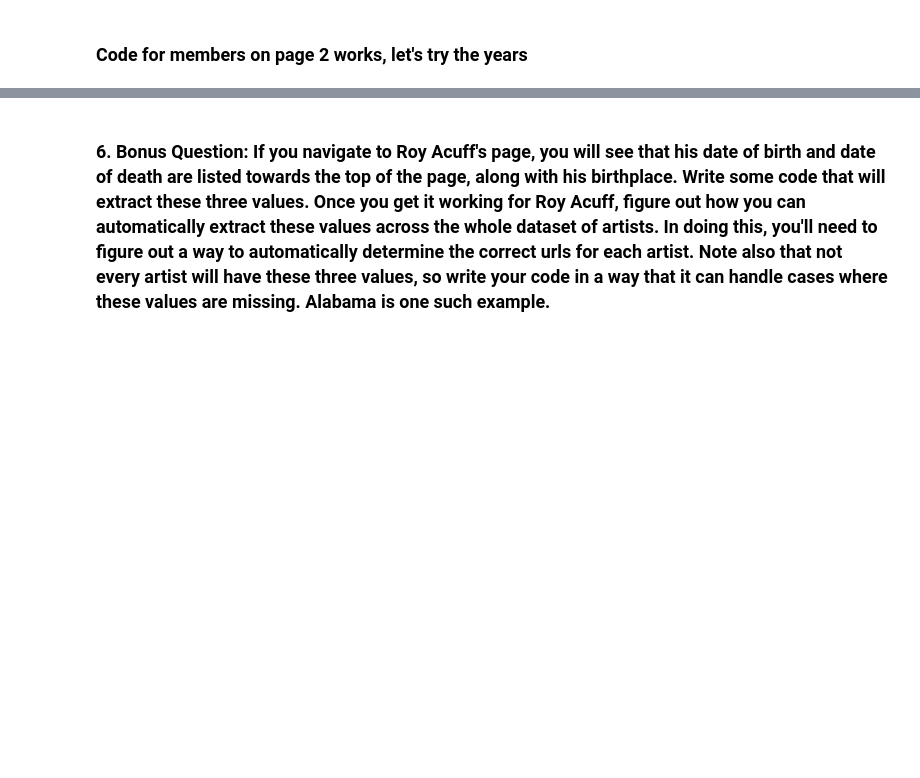
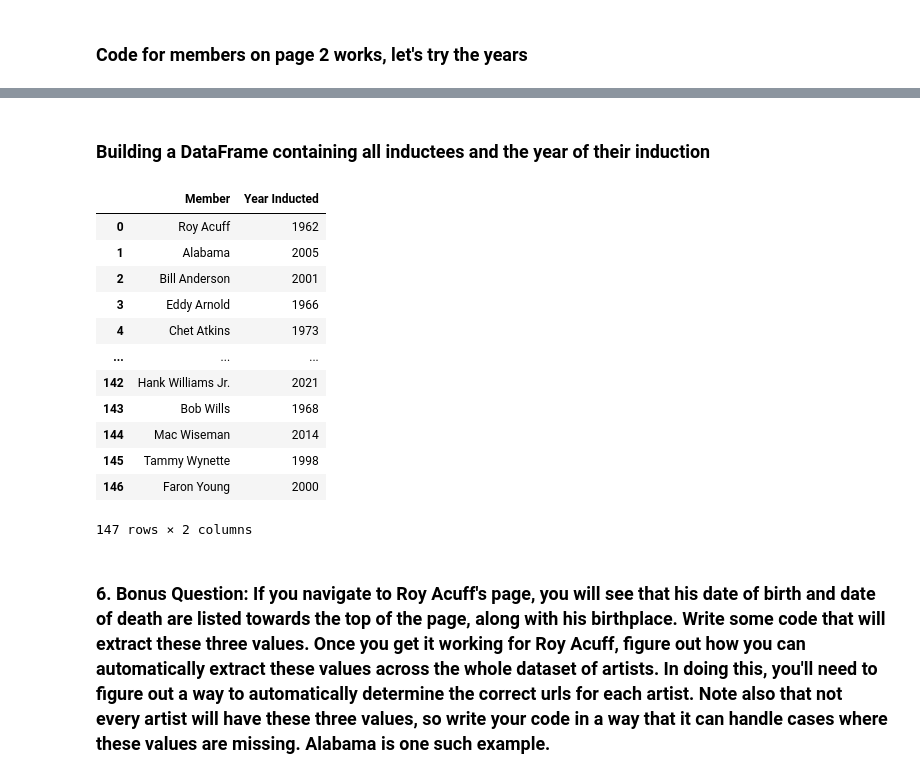
Before and after one commit to NSS-Data-Analytics-Cohort-6/web-scraping-country-music-hof-jmdrumright, a Jupyter notebook: notebooks/cmhof_jasmine.ipynb, the cells around one changed output, grey strips where cells are left out. Cells and saved outputs as stored; diff of their text form; code cells hidden in the pictures; blank space fills up the shorter version.

```diff
--- a/notebooks/cmhof_jasmine.ipynb
+++ b/notebooks/cmhof_jasmine.ipynb
@@ -216,5 +213,5 @@ m_y_df
 URL_p2 = 'https://countrymusichalloffame.org/hall-of-fame/members/page/2'
 response = requests.get(URL_p2)
 # %%
-soup = BS(response.text)
-print(soup.prettify())
+# soup = BS(response.text)
+# print(soup.prettify())
@@ -304,0 +288,24 @@ years_p2
+# %%
+# Start with page 1
+page = 1
+
+# Empty lists for results to be stored in
+all_members = []
+all_years = []
+
+while page <= 17:
+    all_url = f'https://countrymusichalloffame.org/hall-of-fame/members/page/{page}'
+    response = requests.get(all_url)
+    soup = BS(response.content, 'html.parser')
+    for x in soup.findAll('h3'):
+        all_members.append(x.get_text(strip=True))
+    years_messy = str(soup.findAll('div', attrs={'class':'vertical-card_content--copy'}))
+    years_clean = re.findall('\d{4}', str(years_messy))
+    #for y in years_messy: # Omit since it dupes the same list of years for EACH CARD on that page
+    all_years.append(years_clean) # It makes a list of lists...
+    page += 1
+
+# If the strip=True is not included, the names will look like this:
+# <bound method PageElement.get_text of <h3>Roy Acuff</h3>>
+# Strip works to remove leading and trailing spaces, in this case it would strip all the text around the text
+# If I had started by findAll with a higher class I would avoid the list of lists problem
@@ -304,0 +352,9 @@ years_p2
+# %%
+# all_years is a list of lists, I need to flatten it to one list
+# https://stackoverflow.com/questions/952914/how-to-make-a-flat-list-out-of-a-list-of-lists
+
+all_years_flat = []
+for sublist in all_years:
+    for item in sublist:
+        all_years_flat.append(item)
+all_years_flat
@@ -305,2 +379,25 @@ years_p2
+# %% [markdown]
+### Building a DataFrame containing all inductees and the year of their induction
+# %%
+all_members_df = pd.DataFrame(all_members)
+all_years_df = pd.DataFrame(all_years_flat)
+
+all_df = pd.concat([all_members_df, all_years_df], axis=1)
+all_df.columns = ['Member', 'Year Inducted']
+all_df
+# %% [output]
+|  | Member | Year Inducted |
+| 0 | Roy Acuff | 1962 |
+| 1 | Alabama | 2005 |
+| 2 | Bill Anderson | 2001 |
+| 3 | Eddy Arnold | 1966 |
+| 4 | Chet Atkins | 1973 |
+| ... | ... | ... |
+| 142 | Hank Williams Jr. | 2021 |
+| 143 | Bob Wills | 1968 |
+| 144 | Mac Wiseman | 2014 |
+| 145 | Tammy Wynette | 1998 |
+| 146 | Faron Young | 2000 |
+147 rows × 2 columns
 # %% [markdown]
 ### 6. Bonus Question: If you navigate to Roy Acuff's page, you will see that his date of birth and date of death are listed towards the top of the page, along with his birthplace. Write some code that will extract these three values. Once you get it working for Roy Acuff, figure out how you can automatically extract these values across the whole dataset of artists. In doing this, you'll need to figure out a way to automatically determine the correct urls for each artist. Note also that not every artist will have these three values, so write your code in a way that it can handle cases where these values are missing. Alabama is one such example.
```
Also changed, not shown: parts of 15 cells of this notebook.
